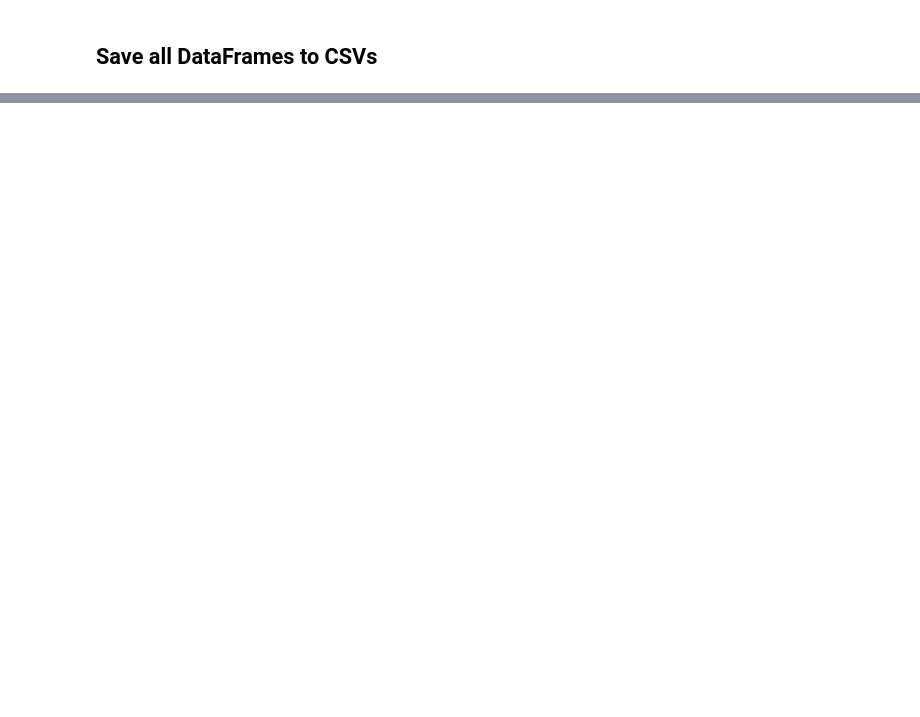
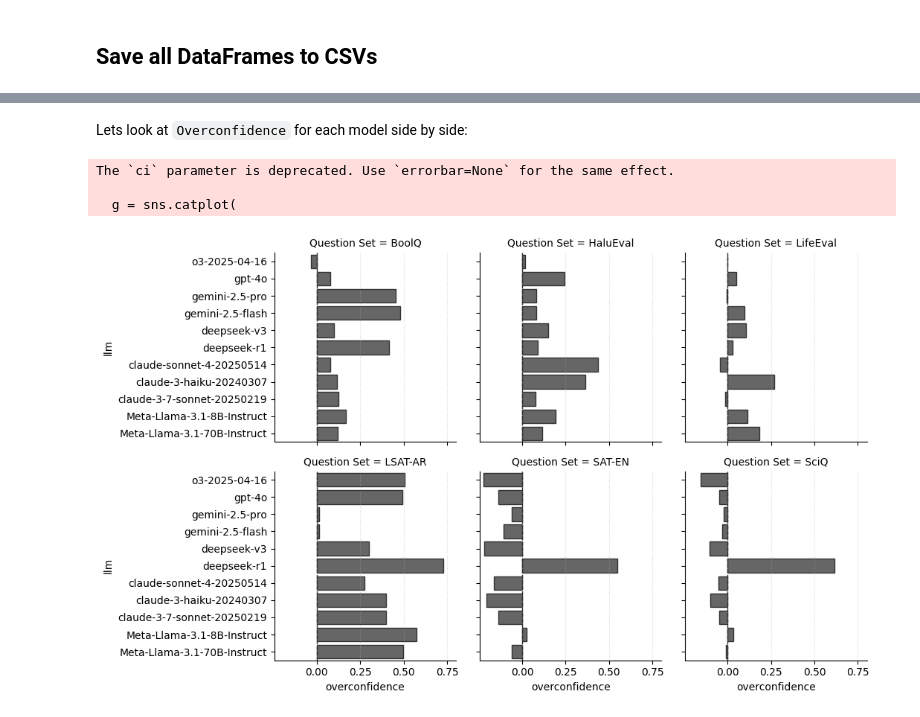
Before and after one commit to NoamMichael/Comparing-Confidence-in-LLMs, a Jupyter notebook: analysis.ipynb, the cells around one changed output, grey strips where cells are left out. Drawn from its saved outputs; the diff is of its cells as text; code cells hidden in the pictures; blank space fills up the shorter version.

```diff
--- a/analysis.ipynb
+++ b/analysis.ipynb
@@ -220,7 +470,10 @@ combined_clean = combined_clean[~combined_clean["combined_name"].isin(bad_qid)]
 
 
 # this gets the qid and qset where coerce is false
-bad_qid_qset = combined_df[combined_df["Coerce"] == False][["Question ID", "Question Set"]]
+bad_qid_qset = combined_df[
+    (combined_df["Coerce"] == False) |
+    (combined_df["Stated Confidence Answer"].astype(str).str.isnumeric())
+    ][["Question ID", "Question Set"]]
 
 #bad_qid_qset = bad_qid_qset[["Question ID", "Question Set"]]
 
@@ -760,0 +799,34 @@ Graded: (69289, 26)
+# %% [markdown]
+Lets look at `Overconfidence` for each model side by side:
+# %%
+import pandas as pd
+import seaborn as sns
+import matplotlib.pyplot as plt
+
+# df has columns: "Question Set", "Model", "Overconfidence"
+d = sum_df.copy()
+model_order = sorted(d["Model"].unique())[::-1]      # same order in all panels
+
+g = sns.catplot(
+    data=d, kind="bar",
+    x="Overconfidence", y="Model",
+    col="Question Set", col_wrap=3,
+    order=model_order, ci=None, color="0.4",
+    height=3.2, aspect=1.1, edgecolor="0.2"
+)
+
+xmin = min(-0.05, d["Overconfidence"].min()*1.1)
+xmax = max( 0.05, d["Overconfidence"].max()*1.1)
+g.set(xlim=(xmin, xmax), xlabel="overconfidence", ylabel="llm")
+
+for ax in g.axes.flat:
+    ax.axvline(0, linestyle="--", linewidth=1, color="0.2")
+    ax.grid(True, axis="x", linestyle=":", alpha=0.5)
+
+plt.tight_layout()
+plt.show()
+# %% [output]
+The `ci` parameter is deprecated. Use `errorbar=None` for the same effect.
+
+  g = sns.catplot(
+[figure, added]
```
Also changed, not shown: parts of 22 cells of this notebook, 3 other files.
